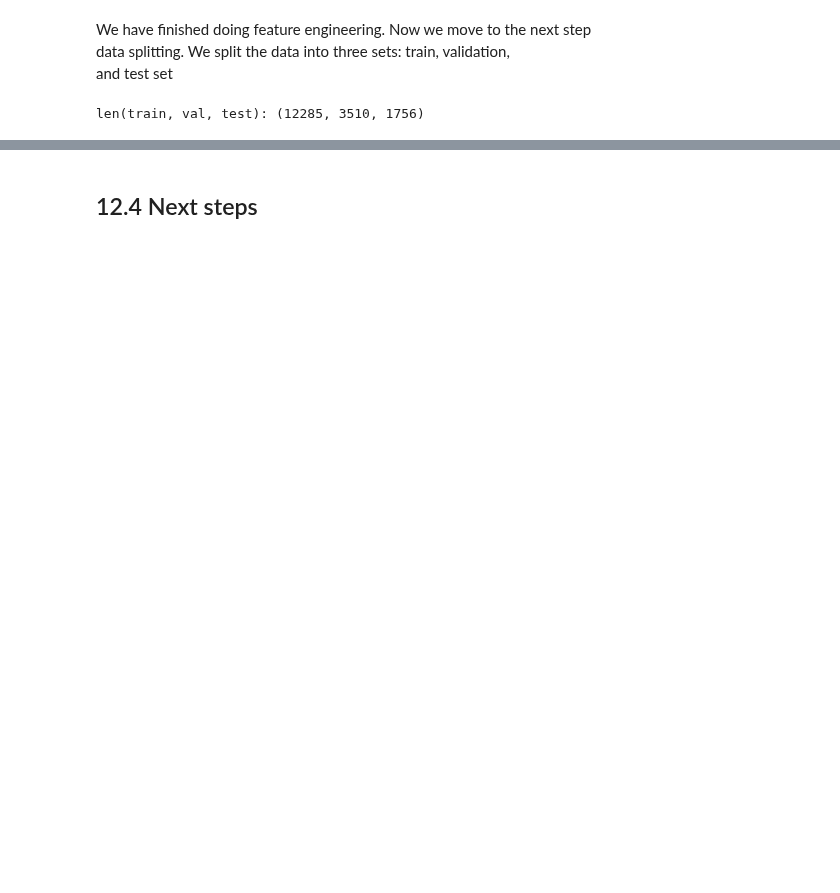
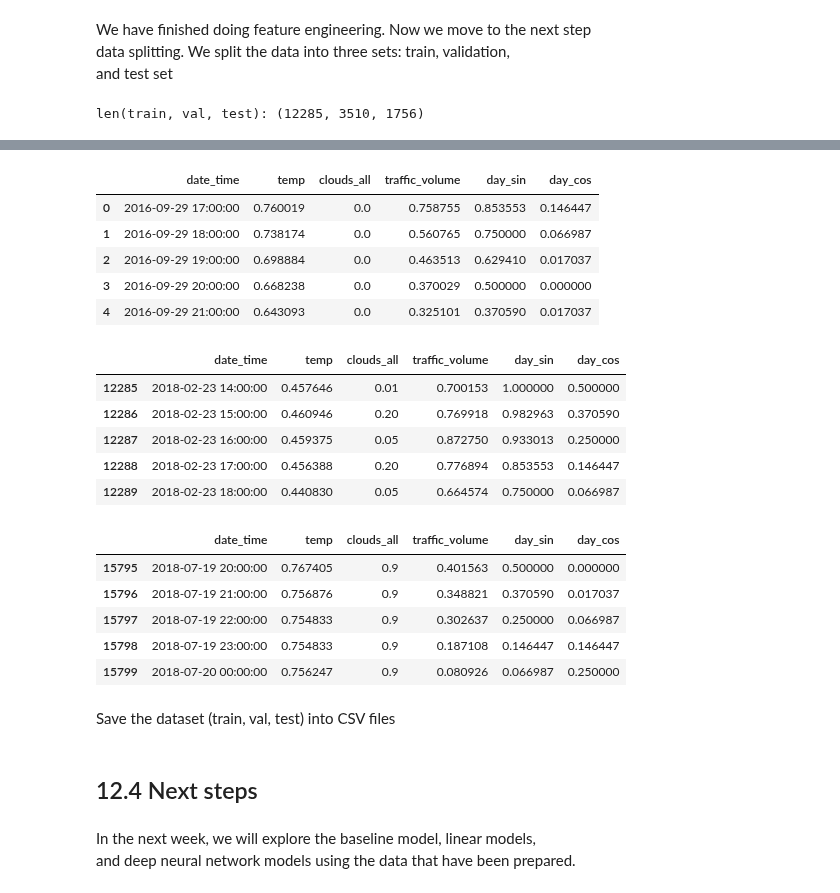
Before and after one commit to LugoBlogger/SI-201-542-forecasting-technique, a Jupyter notebook: week-13.ipynb, the cells around one changed output, grey strips where cells are left out. Cells and saved outputs as stored; diff of their text form; code cells hidden in the pictures; blank space fills up the shorter version.

Commit message:
update week-14

```diff
--- a/week-13.ipynb
+++ b/week-13.ipynb
@@ -270,0 +299,39 @@ len(train, val, test): (12285, 3510, 1756)
+# %%
+column_for_scaling = ["temp", "clouds_all", "traffic_volume", "day_sin", "day_cos"]
+
+# Define a scaler object
+scaler_obj = MinMaxScaler()
+scaler_obj.fit(train_df[column_for_scaling])
+
+train_scale_df = train_df.copy()
+val_scale_df = val_df.copy()
+test_scale_df = test_df.copy()
+
+train_scale_df[column_for_scaling] = scaler_obj.transform(train_scale_df[column_for_scaling])
+val_scale_df[column_for_scaling] = scaler_obj.transform(val_scale_df[column_for_scaling])
+test_scale_df[column_for_scaling] = scaler_obj.transform(test_scale_df[column_for_scaling])
+
+display(train_scale_df.head())
+display(val_scale_df.head())
+display(test_scale_df.head())
+# %% [output]
+|  | date_time | temp | clouds_all | traffic_volume | day_sin | day_cos |
+| 0 | 2016-09-29 17:00:00 | 0.760019 | 0.0 | 0.758755 | 0.853553 | 0.146447 |
+| 1 | 2016-09-29 18:00:00 | 0.738174 | 0.0 | 0.560765 | 0.750000 | 0.066987 |
+| 2 | 2016-09-29 19:00:00 | 0.698884 | 0.0 | 0.463513 | 0.629410 | 0.017037 |
+| 3 | 2016-09-29 20:00:00 | 0.668238 | 0.0 | 0.370029 | 0.500000 | 0.000000 |
+| 4 | 2016-09-29 21:00:00 | 0.643093 | 0.0 | 0.325101 | 0.370590 | 0.017037 |
+|  | date_time | temp | clouds_all | traffic_volume | day_sin | day_cos |
+| 12285 | 2018-02-23 14:00:00 | 0.457646 | 0.01 | 0.700153 | 1.000000 | 0.500000 |
+| 12286 | 2018-02-23 15:00:00 | 0.460946 | 0.20 | 0.769918 | 0.982963 | 0.370590 |
+| 12287 | 2018-02-23 16:00:00 | 0.459375 | 0.05 | 0.872750 | 0.933013 | 0.250000 |
+| 12288 | 2018-02-23 17:00:00 | 0.456388 | 0.20 | 0.776894 | 0.853553 | 0.146447 |
+| 12289 | 2018-02-23 18:00:00 | 0.440830 | 0.05 | 0.664574 | 0.750000 | 0.066987 |
+|  | date_time | temp | clouds_all | traffic_volume | day_sin | day_cos |
+| 15795 | 2018-07-19 20:00:00 | 0.767405 | 0.9 | 0.401563 | 0.500000 | 0.000000 |
+| 15796 | 2018-07-19 21:00:00 | 0.756876 | 0.9 | 0.348821 | 0.370590 | 0.017037 |
+| 15797 | 2018-07-19 22:00:00 | 0.754833 | 0.9 | 0.302637 | 0.250000 | 0.066987 |
+| 15798 | 2018-07-19 23:00:00 | 0.754833 | 0.9 | 0.187108 | 0.146447 | 0.146447 |
+| 15799 | 2018-07-20 00:00:00 | 0.756247 | 0.9 | 0.080926 | 0.066987 | 0.250000 |
+# %% [markdown]
+Save the dataset (train, val, test) into CSV files
@@ -271,2 +342,5 @@ len(train, val, test): (12285, 3510, 1756)
 # %% [markdown]
 ## 12.4 Next steps
+# %% [markdown]
+In the next week, we will explore the baseline model, linear models,
+and deep neural network models using the data that have been prepared.
```
Also changed, not shown: parts of 6 cells of this notebook, 8 other files.
